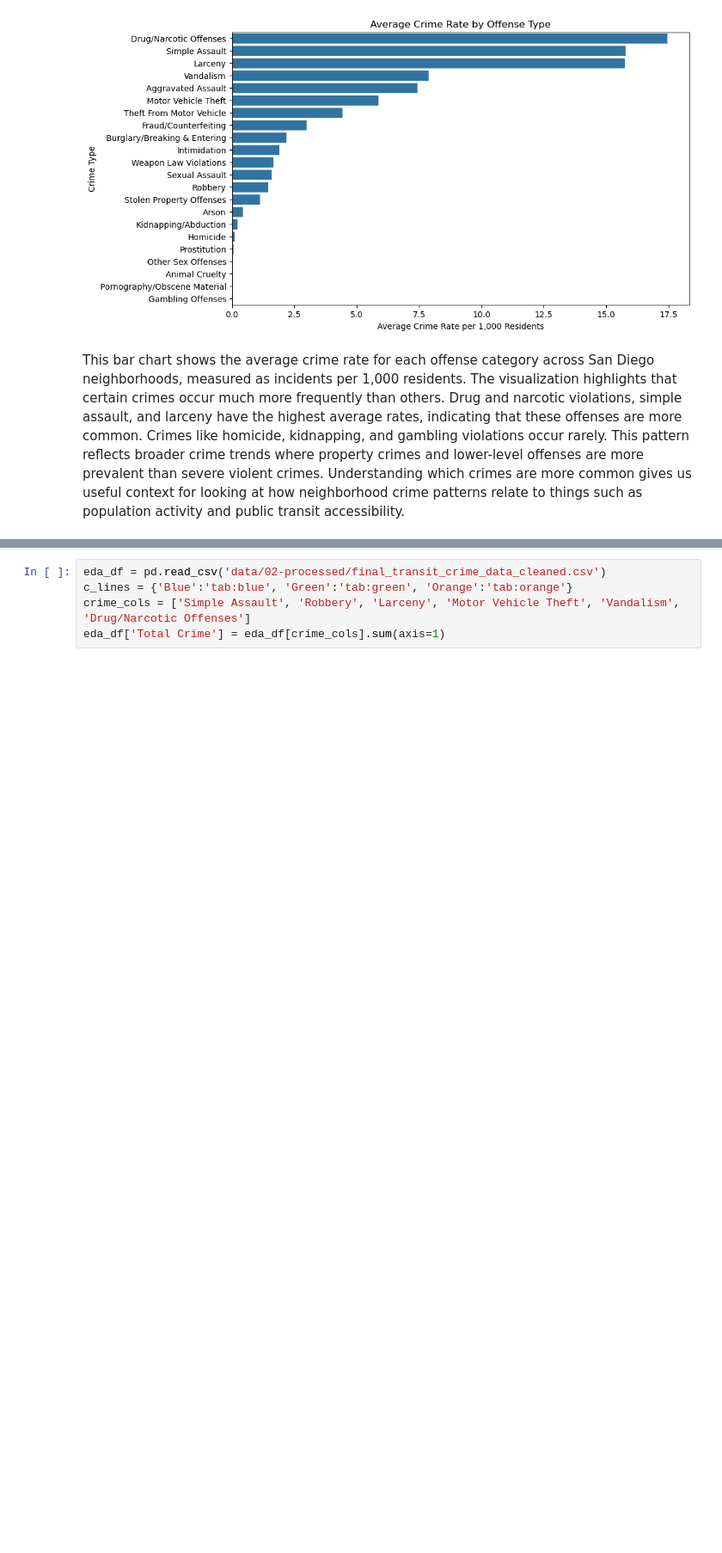
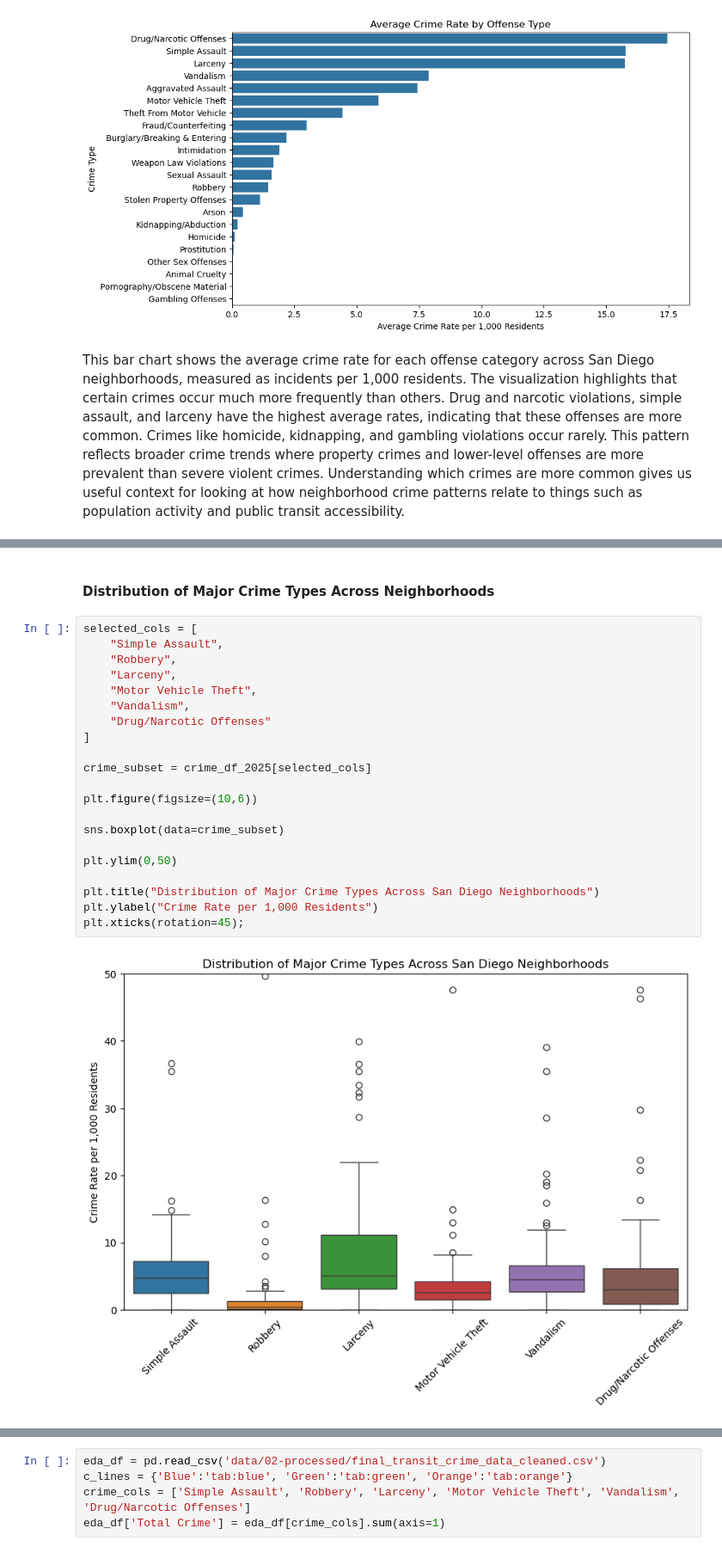
Before and after one commit to COGS108/Group022_WI26, a Jupyter notebook: 03-FinalProject.ipynb, the cells around one changed output, grey strips where cells are left out. Shown at 86% size. Drawn from its saved outputs; the diff is of its cells as text; blank space fills up the shorter version.

```diff
--- a/03-FinalProject.ipynb
+++ b/03-FinalProject.ipynb
@@ -532,0 +535,25 @@ Some more words and stuff.  Remember notebooks work best if you interleave the c
+# %% [markdown]
+#### Distribution of Major Crime Types Across Neighborhoods
+# %%
+selected_cols = [
+    "Simple Assault",
+    "Robbery",
+    "Larceny",
+    "Motor Vehicle Theft",
+    "Vandalism",
+    "Drug/Narcotic Offenses"
+]
+
+crime_subset = crime_df_2025[selected_cols]
+
+plt.figure(figsize=(10,6))
+
+sns.boxplot(data=crime_subset)
+
+plt.ylim(0,50)
+
+plt.title("Distribution of Major Crime Types Across San Diego Neighborhoods")
+plt.ylabel("Crime Rate per 1,000 Residents")
+plt.xticks(rotation=45);
+# %% [output]
+[figure, added]
```
Also changed, not shown: parts of 43 cells of this notebook.
